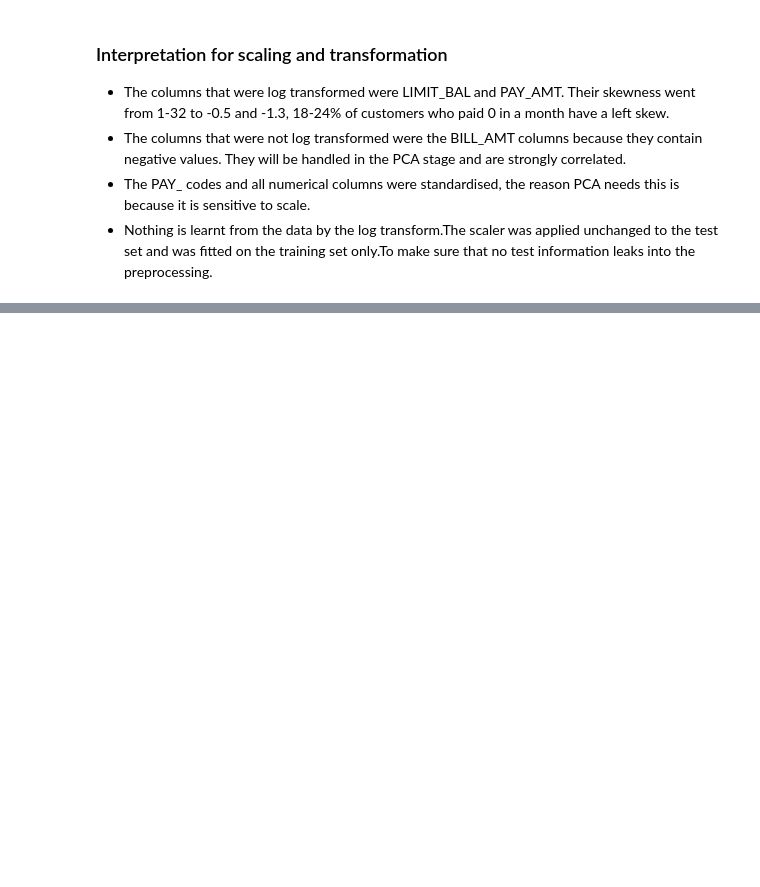
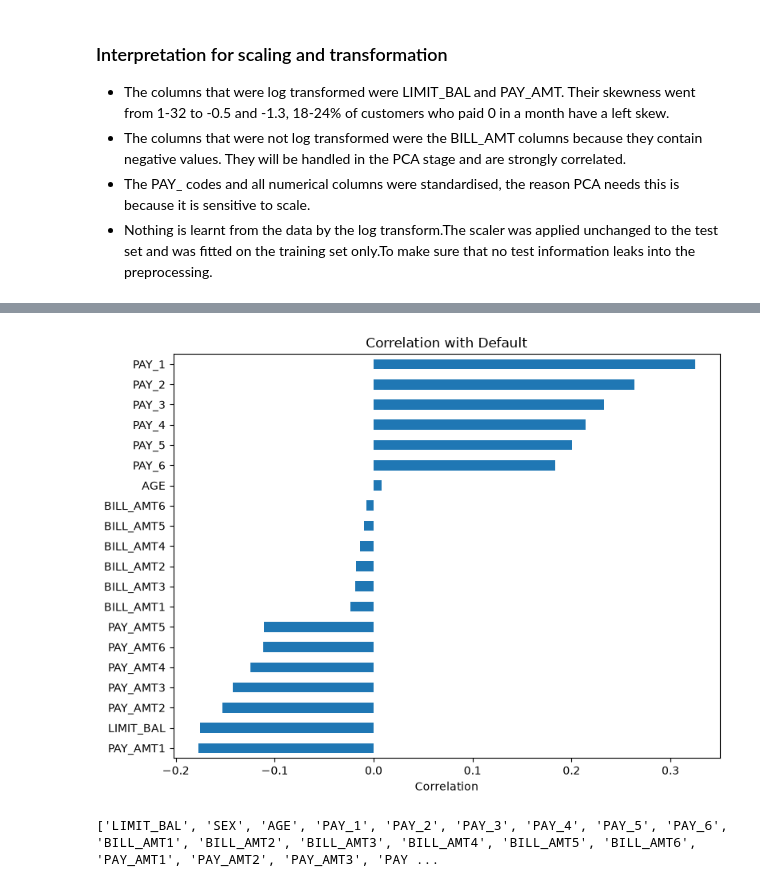
Before and after one commit to HYousef07/credit_card_default_predictor, a Jupyter notebook: Notebooks/notebook.ipynb, the cells around one changed output, grey strips where cells are left out. Saved outputs shown, nothing was run; the diff lists cells and outputs as text; code cells hidden in the pictures; blank space fills up the shorter version.

```diff
--- a/Notebooks/notebook.ipynb
+++ b/Notebooks/notebook.ipynb
@@ -752,0 +795,14 @@ Final test shape: (5993, 28)
+# %%
+target_corr = X_train[corr_columns].corrwith(y_train)
+
+target_corr.sort_values().plot(kind="barh", figsize=(8, 6), title="Correlation with Default")
+
+plt.xlabel("Correlation")
+plt.tight_layout()
+plt.show()
+# %% [output]
+[figure, added]
+# %%
+print(X_train.columns.tolist())
+# %% [output]
+['LIMIT_BAL', 'SEX', 'AGE', 'PAY_1', 'PAY_2', 'PAY_3', 'PAY_4', 'PAY_5', 'PAY_6', 'BILL_AMT1', 'BILL_AMT2', 'BILL_AMT3', 'BILL_AMT4', 'BILL_AMT5', 'BILL_AMT6', 'PAY_AMT1', 'PAY_AMT2', 'PAY_AMT3', 'PAY ...
```
Also changed, not shown: parts of 38 cells of this notebook.
